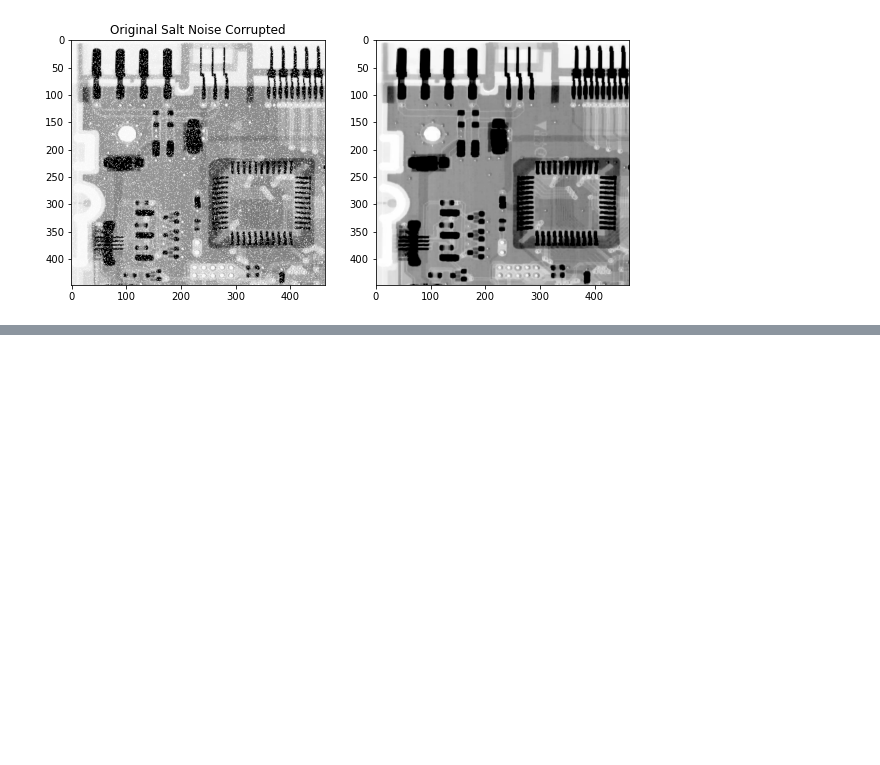
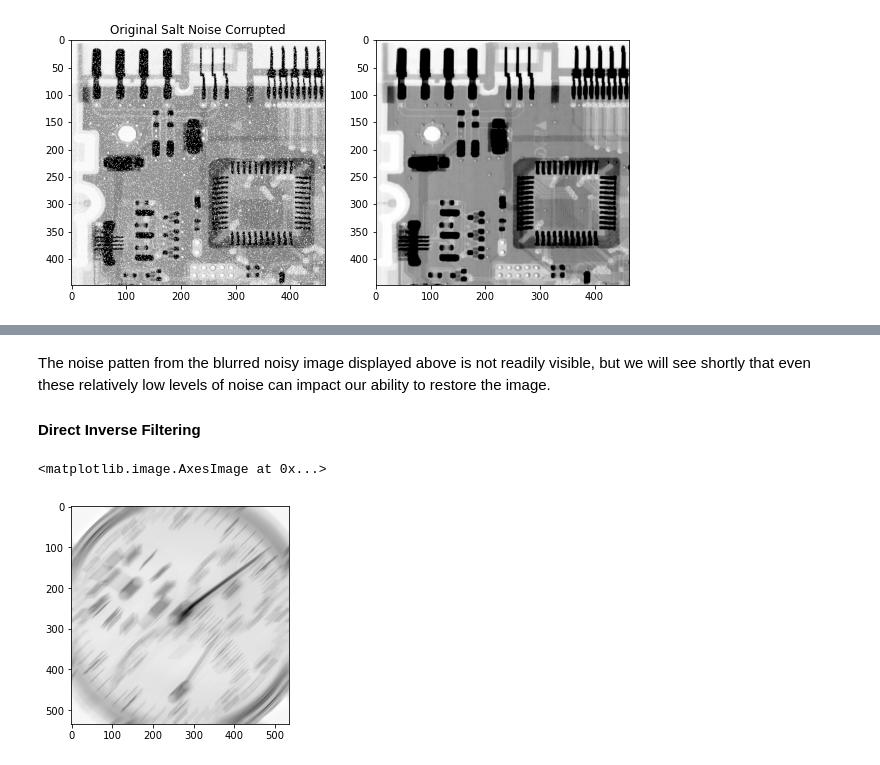
Before and after one commit to ecolon08/Digital-Image-Processing, a Jupyter notebook: Img_Restoration_Reconstruction/ec_dip_restor_recons_01.ipynb, the cells around one changed output, grey strips where cells are left out. Drawn from its saved outputs; the diff is of its cells as text; code cells hidden in the pictures; blank space fills up the shorter version.

```diff
--- a/Img_Restoration_Reconstruction/ec_dip_restor_recons_01.ipynb
+++ b/Img_Restoration_Reconstruction/ec_dip_restor_recons_01.ipynb
@@ -294,0 +343,14 @@ ax_ckt_min[1].imshow(img_ckt_salt_min_flt, cmap='gray')
+# %% [markdown]
+The noise patten from the blurred noisy image displayed above is not readily visible, but we will see shortly that even
+these relatively low levels of noise can impact our ability to restore the image.
+
+#### Direct Inverse Filtering
+# %%
+test = np.any(krnl_motion_blur, axis=1)
+test_krnl = krnl_motion_blur[test, :]
+# %%
+test_conv = convolve(img_chro, test_krnl, mode='reflect')
+plt.imshow(test_conv, cmap='gray')
+# %% [output]
+<matplotlib.image.AxesImage at 0x...>
+[figure, added]
```
Also changed, not shown: parts of 9 cells of this notebook, 1 other file.
